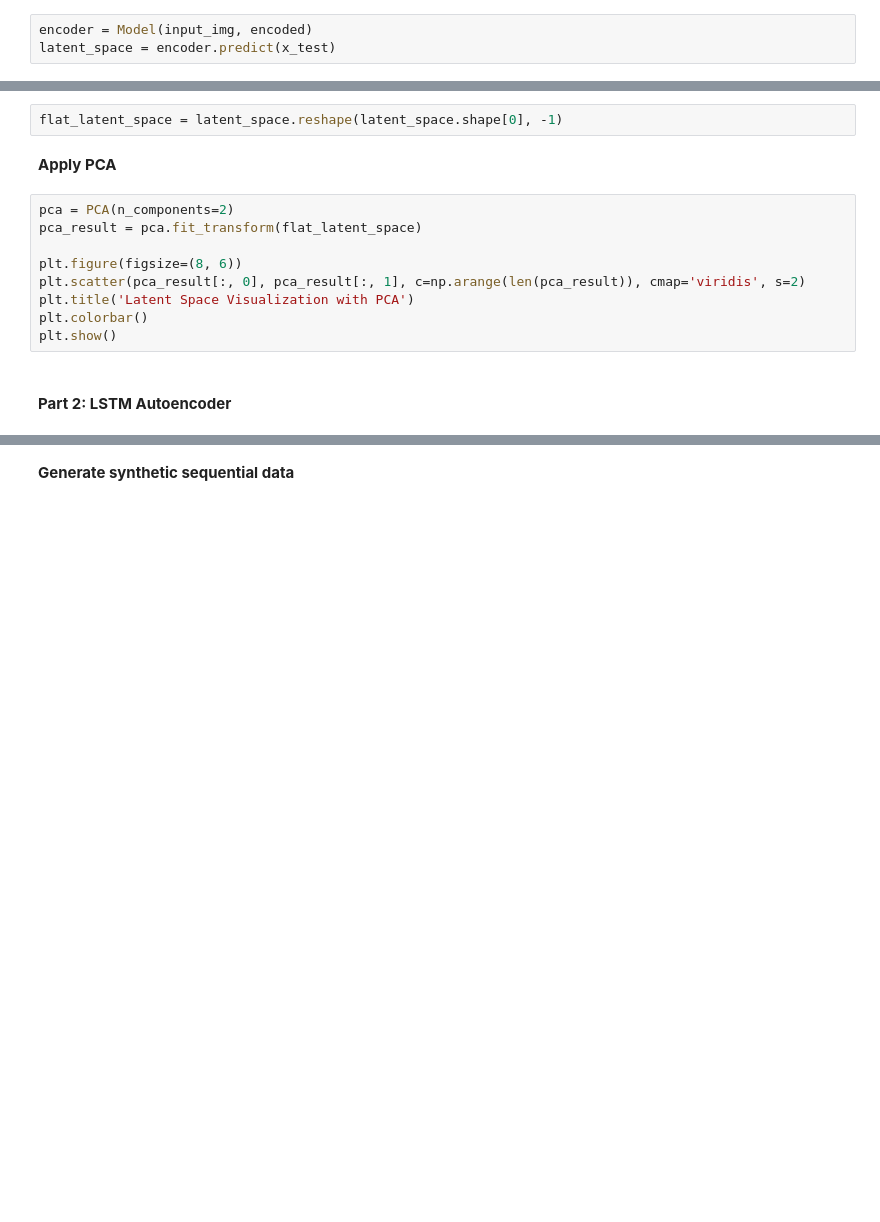
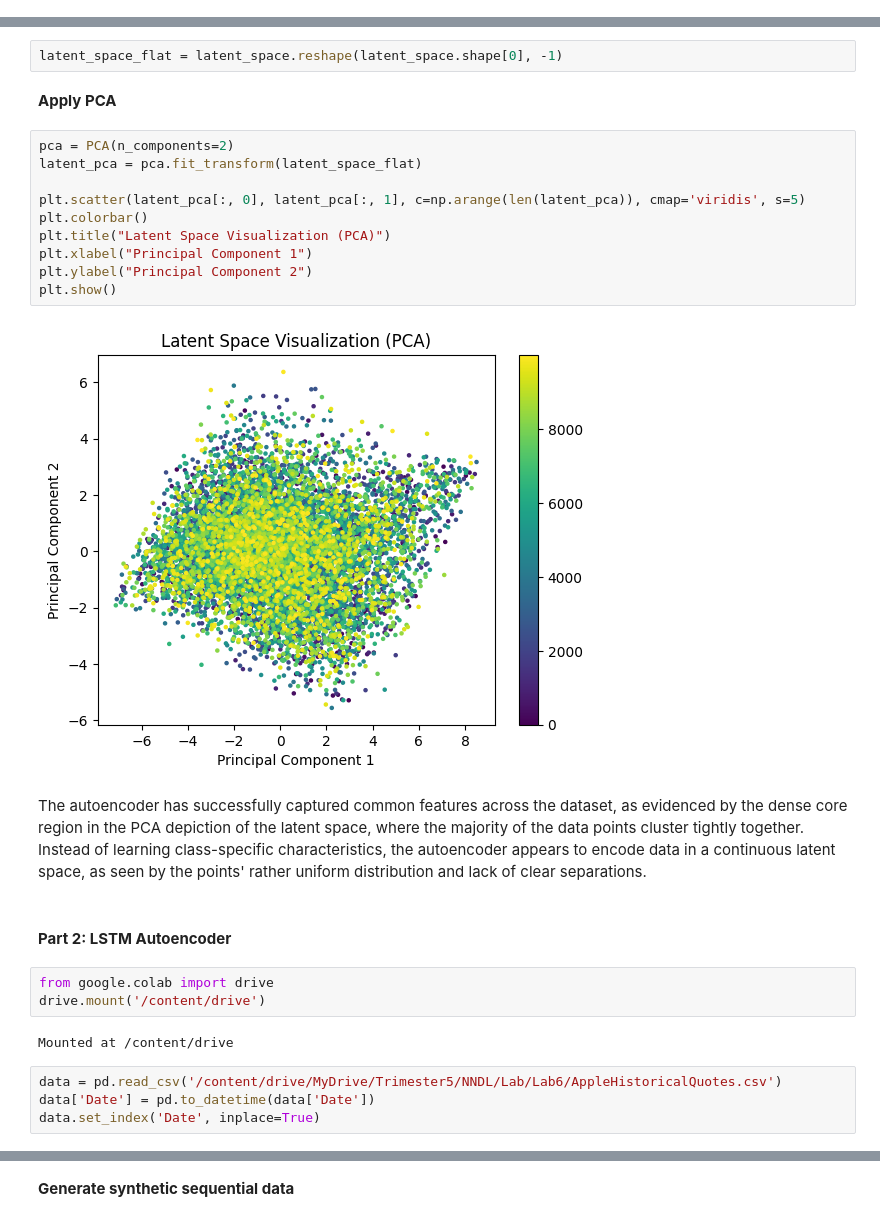
Before and after one commit to adhish-bahl/2347203_NNDL_Lab, a Jupyter notebook: 2347203_Lab8.ipynb, the cells around one changed output, grey strips where cells are left out. Saved outputs shown, nothing was run; the diff lists cells and outputs as text; blank space fills up the shorter version.

```diff
--- a/2347203_Lab8.ipynb
+++ b/2347203_Lab8.ipynb
@@ -133,5 +99,2 @@ ValueError: cannot reshape array of size 3072 into shape (32,32)
 # %% [markdown]
 **Latent Space Visualization**
-# %%
-encoder = Model(input_img, encoded)
-latent_space = encoder.predict(x_test)
@@ -138,17 +113,31 @@ latent_space = encoder.predict(x_test)
 # %% [markdown]
 **Flatten the latent space for t-SNE or PCA**
 # %%
-flat_latent_space = latent_space.reshape(latent_space.shape[0], -1)
+latent_space_flat = latent_space.reshape(latent_space.shape[0], -1)
 # %% [markdown]
 **Apply PCA**
 # %%
 pca = PCA(n_components=2)
-pca_result = pca.fit_transform(flat_latent_space)
+latent_pca = pca.fit_transform(latent_space_flat)
 
-plt.figure(figsize=(8, 6))
-plt.scatter(pca_result[:, 0], pca_result[:, 1], c=np.arange(len(pca_result)), cmap='viridis', s=2)
-plt.title('Latent Space Visualization with PCA')
+plt.scatter(latent_pca[:, 0], latent_pca[:, 1], c=np.arange(len(latent_pca)), cmap='viridis', s=5)
 plt.colorbar()
+plt.title("Latent Space Visualization (PCA)")
+plt.xlabel("Principal Component 1")
+plt.ylabel("Principal Component 2")
 plt.show()
+# %% [output]
+[figure, added]
+# %% [markdown]
+The autoencoder has successfully captured common features across the dataset, as evidenced by the dense core region in the PCA depiction of the latent space, where the majority of the data points cluster tightly together. Instead of learning class-specific characteristics, the autoencoder appears to encode data in a continuous latent space, as seen by the points' rather uniform distribution and lack of clear separations.
 # %% [markdown]
 #### **Part 2: LSTM Autoencoder**
+# %%
+from google.colab import drive
+drive.mount('/content/drive')
+# %% [output]
+Mounted at /content/drive
+# %%
+data = pd.read_csv('/content/drive/MyDrive/Trimester5/NNDL/Lab/Lab6/AppleHistoricalQuotes.csv')
+data['Date'] = pd.to_datetime(data['Date'])
+data.set_index('Date', inplace=True)
```
Also changed, not shown: parts of 31 cells of this notebook.
